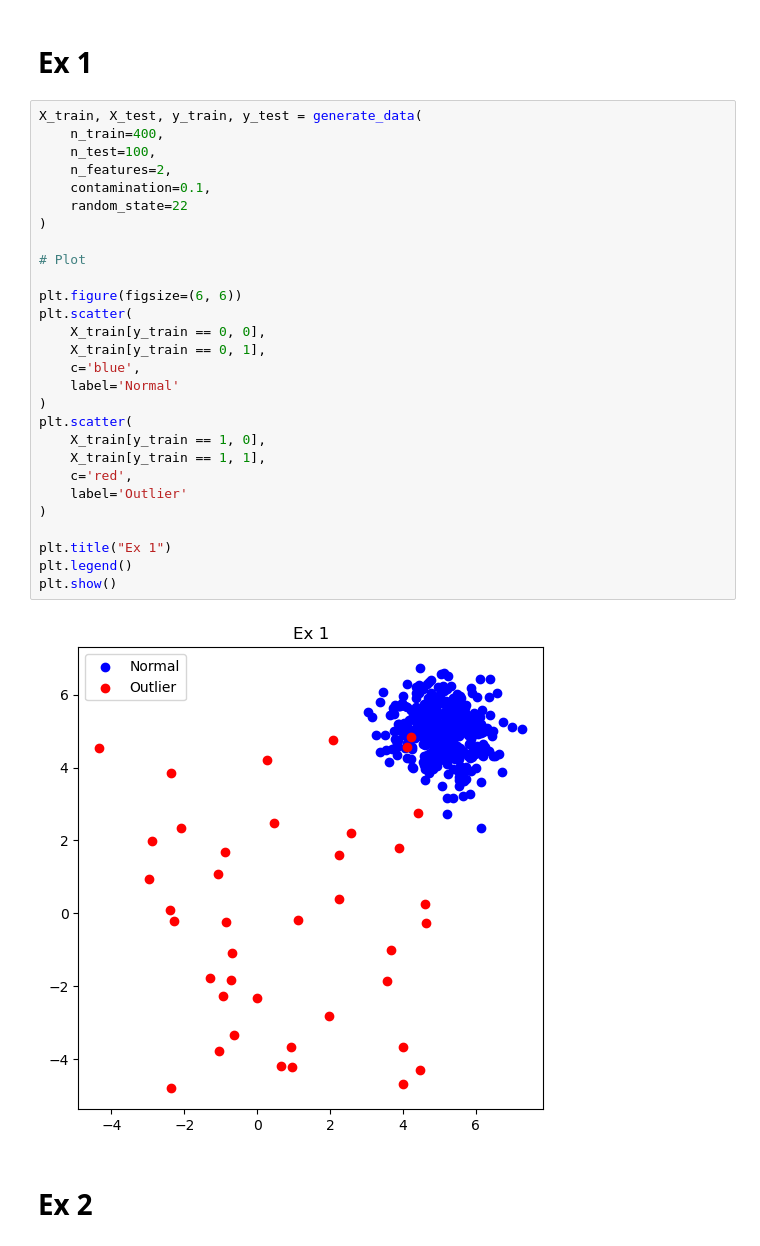
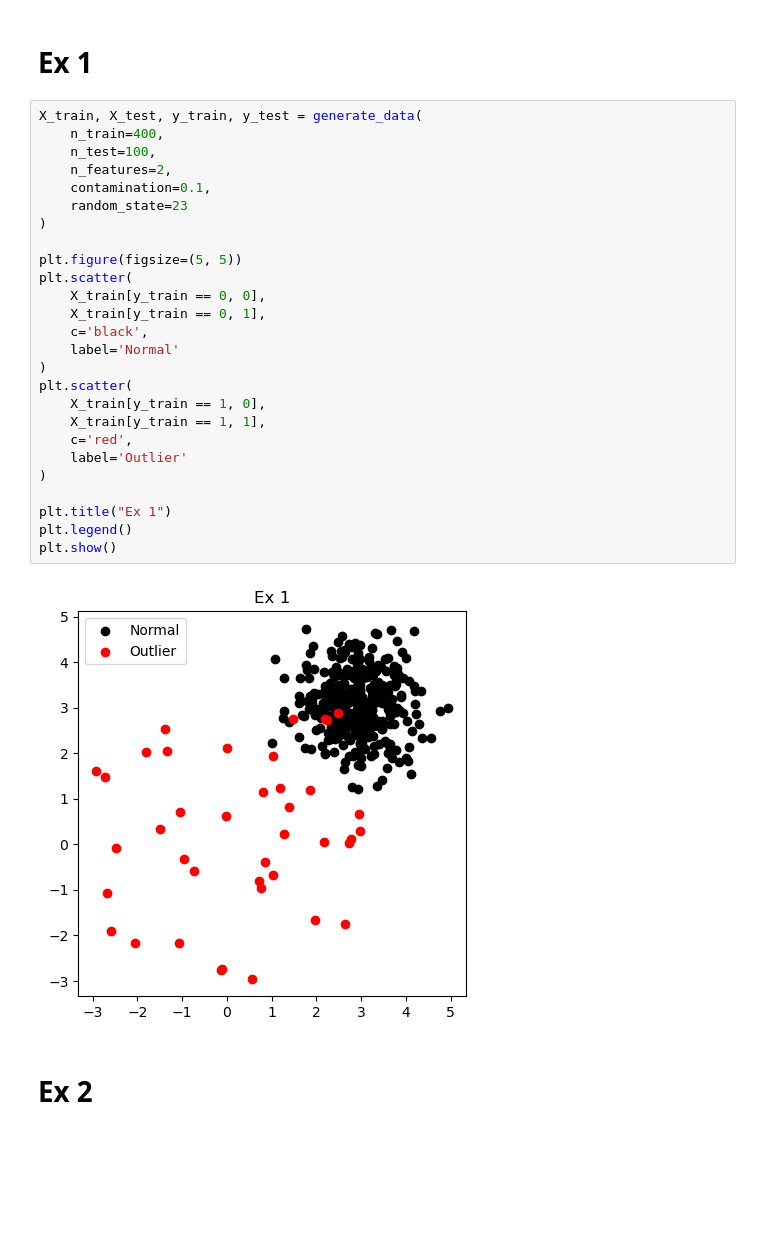
Before and after one commit to Steven23X/UniversityMS, a Jupyter notebook: Year1/Semester1/Anomaly Detection/Labs/Lab1/Lab1.ipynb, the cells around one changed output. Saved outputs shown, nothing was run; the diff lists cells and outputs as text; blank space fills up the shorter version.

```diff
--- a/Year1/Semester1/Anomaly Detection/Labs/Lab1/Lab1.ipynb
+++ b/Year1/Semester1/Anomaly Detection/Labs/Lab1/Lab1.ipynb
@@ -14,33 +15,31 @@ from sklearn.metrics import (
 # %%
 X_train, X_test, y_train, y_test = generate_data(
     n_train=400,
     n_test=100,
     n_features=2,
     contamination=0.1,
-    random_state=22
+    random_state=23
 )
 
-# Plot
-
-plt.figure(figsize=(6, 6))
+plt.figure(figsize=(5, 5))
 plt.scatter(
     X_train[y_train == 0, 0],
     X_train[y_train == 0, 1],
-    c='blue',
+    c='black',
     label='Normal'
 )
 plt.scatter(
     X_train[y_train == 1, 0],
     X_train[y_train == 1, 1],
     c='red',
     label='Outlier'
 )
 
 plt.title("Ex 1")
 plt.legend()
 plt.show()
 # %% [output]
-[figure, old version]
+[figure, new version]
 # %% [markdown]
 # Ex 2
 # %%
```
Also changed, not shown: parts of 5 cells of this notebook, 2 other files.
